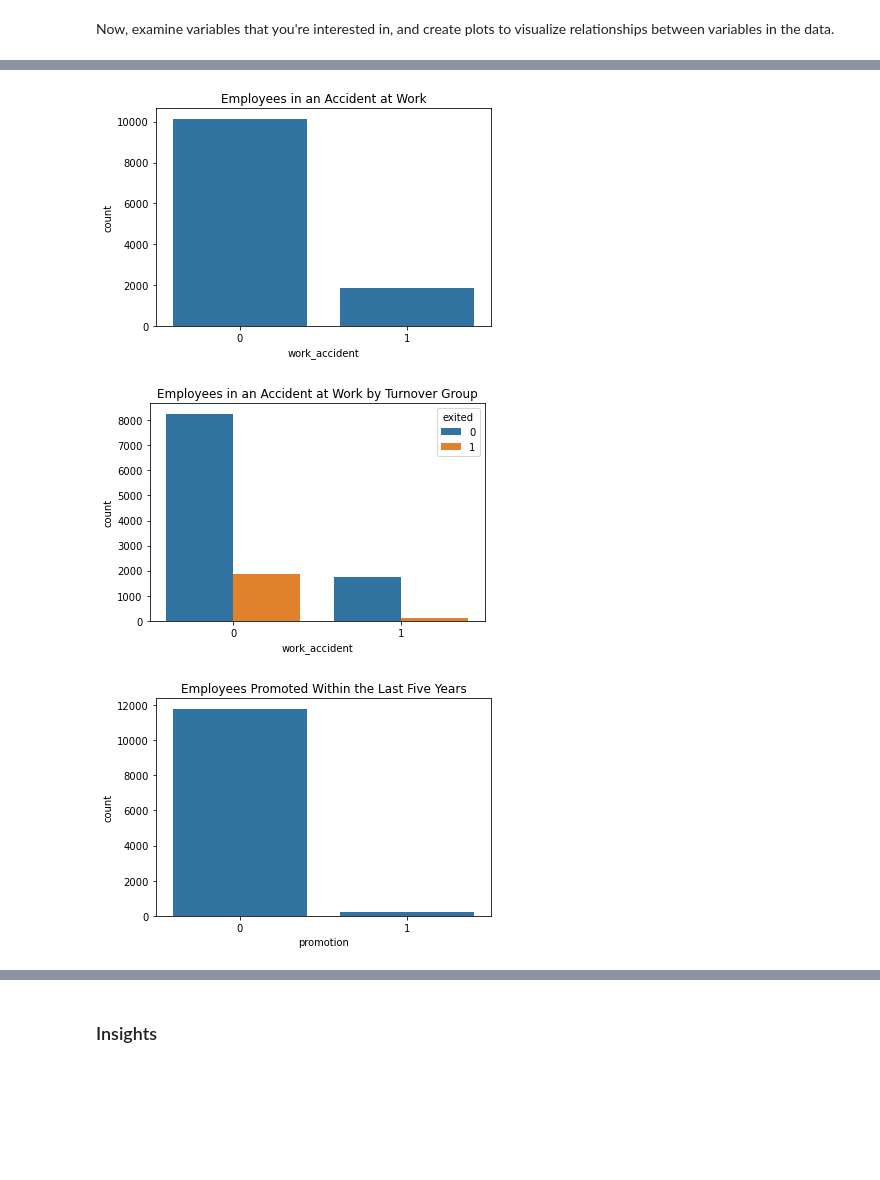
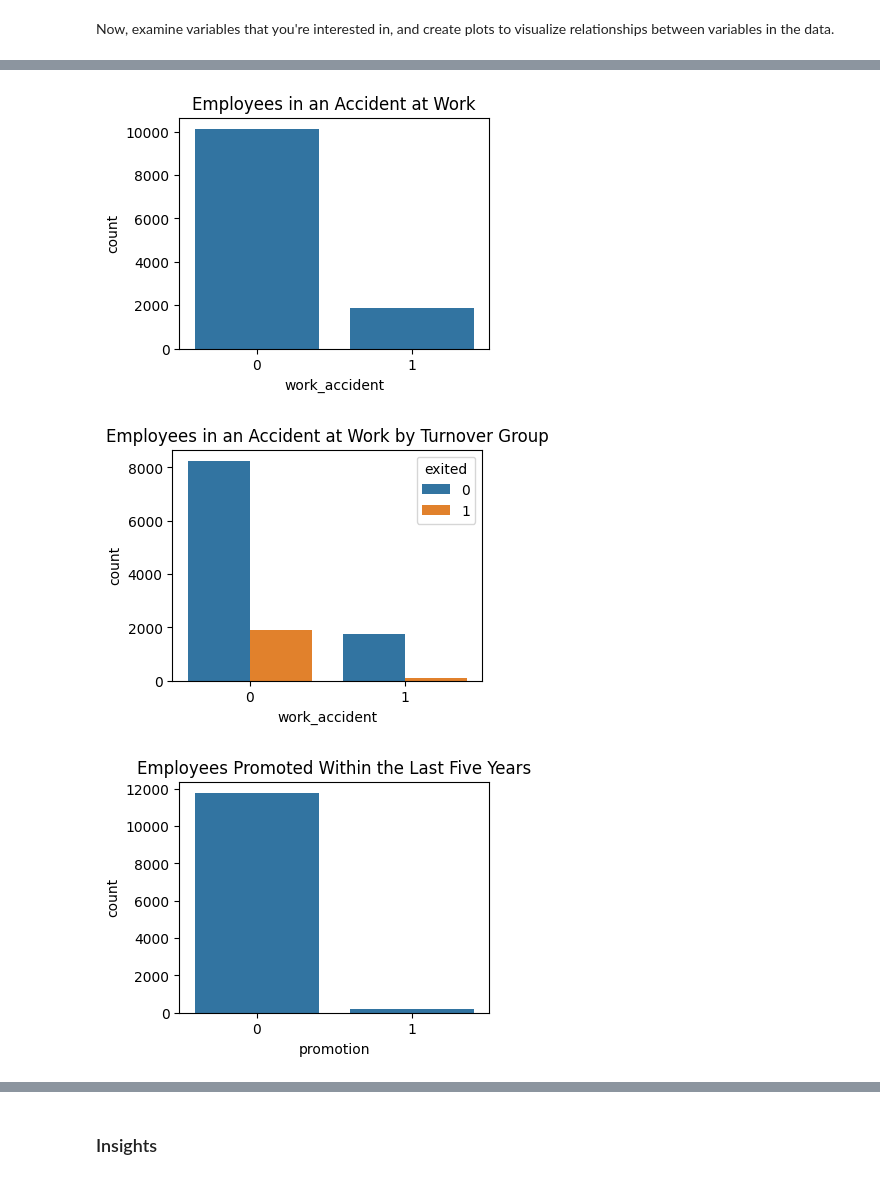
Before and after one commit to whitneylsmith/Predicting-Employee-Turnover, a Jupyter notebook: Activity_ Course 7 Salifort Motors project lab 12.10.23.ipynb, the cells around one changed output, grey strips where cells are left out. Cells and saved outputs as stored; diff of their text form; code cells hidden in the pictures; blank space fills up the shorter version.

```diff
--- a/Activity_ Course 7 Salifort Motors project lab 12.10.23.ipynb
+++ b/Activity_ Course 7 Salifort Motors project lab 12.10.23.ipynb
@@ -111,9 +130,9 @@ SyntaxError: invalid syntax (<ipython-input-78-c5852251a23f>, line 31)
 # %%
-# RUN THIS CELL TO IMPORT YOUR DATA.
+cwd = os.getcwd()
+data = os.path.join(cwd, "HR_comma_sep.csv")
 
 # Load dataset into a dataframe
-df0 = pd.read_csv("HR_capstone_dataset.csv")
-
+df0 = pd.read_csv(data)
 
 # Display first few rows of the dataframe
 df0.head()
@@ -527,19 +480,22 @@ plt.title('Average Hours Worked per Month by Turnover Group');
 # %%
 # Create a plot for work_accident
+plt.figure(figsize=(4,3))
 sns.countplot(x='work_accident', data=df1, color= '#1f77b4')
 plt.title('Employees in an Accident at Work');
 # %% [output]
-[figure, old version]
+[figure, new version]
 # %%
-# Create a plot for work_accident
+# Create a plot for work_accident by turnover group
+plt.figure(figsize=(4,3))
 sns.countplot(x='work_accident', hue='exited', data=df1)
 plt.title('Employees in an Accident at Work by Turnover Group');
 # %% [output]
-[figure, old version]
+[figure, new version]
 # %%
 # Create a plot for promotion
-sns.countplot(df1['promotion'], color = '#1f77b4')
+plt.figure(figsize=(4,3))
+sns.countplot(x='promotion', color = '#1f77b4', data=df1)
 plt.title('Employees Promoted Within the Last Five Years');
 # %% [output]
-[figure, old version]
+[figure, new version]
 # %%
```
Also changed, not shown: parts of 152 cells of this notebook.
